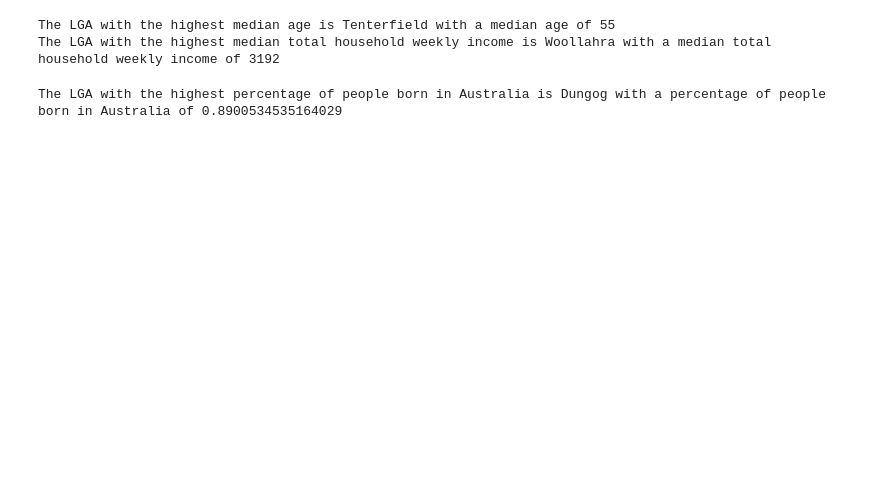
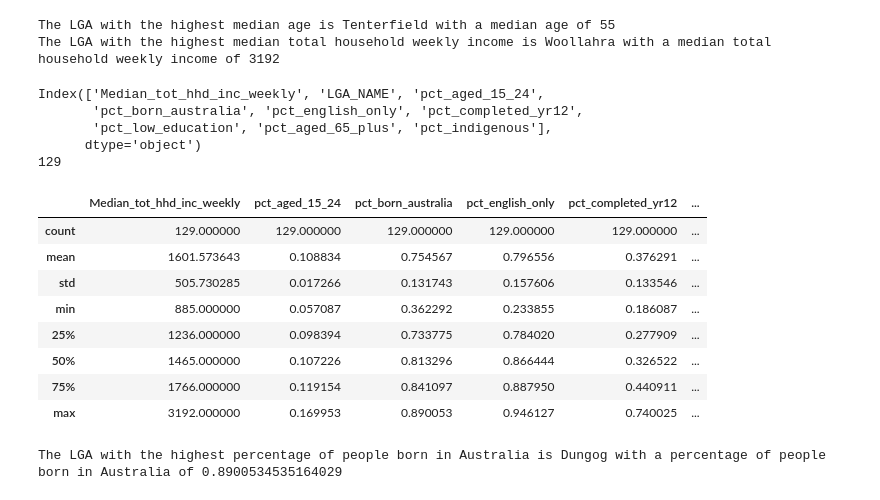
Before and after one commit to liam2021/nsw-lga-income-analysis, a Jupyter notebook: Data.ipynb, the cells around one changed output. Drawn from its saved outputs; the diff is of its cells as text; code cells hidden in the pictures; blank space fills up the shorter version.

```diff
--- a/Data.ipynb
+++ b/Data.ipynb
@@ -42,8 +45,25 @@ otherfeaturesdf['pct_aged_65_plus']     = (otherfeaturesdf['Age_65_74_yr_P'] + o
 otherfeaturesdf['pct_indigenous']       = otherfeaturesdf['Indigenous_P_Tot_P'] / otherfeaturesdf['Tot_P_P']
 otherfeaturesdf = otherfeaturesdf[["pct_aged_15_24", "pct_born_australia", "pct_english_only", "pct_completed_yr12", "pct_low_education", "pct_aged_65_plus", "pct_indigenous"]]
 # %%
-biggerdf = median_df.join(otherfeaturesdf)
-find_max_feature('pct_born_australia', biggerdf, "percentage of people born in Australia")
+updateddf = median_df.join(otherfeaturesdf)
+updateddf = updateddf.drop(columns=['Median_age_persons', 'Median_mortgage_repay_monthly',
+       'Median_rent_weekly', 'Average_num_psns_per_bedroom', 'Average_household_size'])
+print(updateddf.columns)
+print(len(updateddf))
+updateddf.describe()
 # %% [output]
-The LGA with the highest percentage of people born in Australia is Dungog with a percentage of people born in Australia of 0.8900534535164029
+Index(['Median_tot_hhd_inc_weekly', 'LGA_NAME', 'pct_aged_15_24',
+       'pct_born_australia', 'pct_english_only', 'pct_completed_yr12',
+       'pct_low_education', 'pct_aged_65_plus', 'pct_indigenous'],
+      dtype='object')
+129
+|  | Median_tot_hhd_inc_weekly | pct_aged_15_24 | pct_born_australia | pct_english_only | pct_completed_yr12 | ... |
+| count | 129.000000 | 129.000000 | 129.000000 | 129.000000 | 129.000000 | ... |
+| mean | 1601.573643 | 0.108834 | 0.754567 | 0.796556 | 0.376291 | ... |
+| std | 505.730285 | 0.017266 | 0.131743 | 0.157606 | 0.133546 | ... |
+| min | 885.000000 | 0.057087 | 0.362292 | 0.233855 | 0.186087 | ... |
+| 25% | 1236.000000 | 0.098394 | 0.733775 | 0.784020 | 0.277909 | ... |
+| 50% | 1465.000000 | 0.107226 | 0.813296 | 0.866444 | 0.326522 | ... |
+| 75% | 1766.000000 | 0.119154 | 0.841097 | 0.887950 | 0.440911 | ... |
+| max | 3192.000000 | 0.169953 | 0.890053 | 0.946127 | 0.740025 | ... |
 # %%
@@ -50,0 +71,4 @@ biggerdf.to_csv('bigger_df_clean', index=True)
+# %%
+find_max_feature('pct_born_australia', updateddf, "percentage of people born in Australia")
+# %% [output]
+The LGA with the highest percentage of people born in Australia is Dungog with a percentage of people born in Australia of 0.8900534535164029
```
Also changed, not shown: parts of 3 cells of this notebook, 2 other files.
